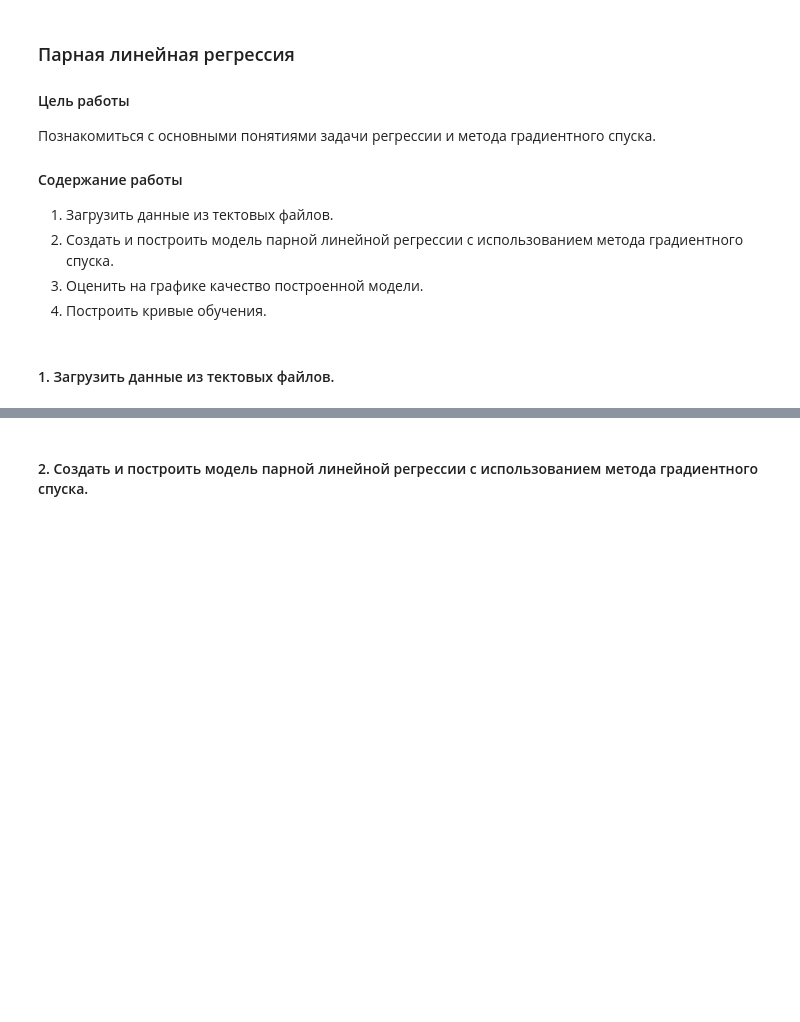
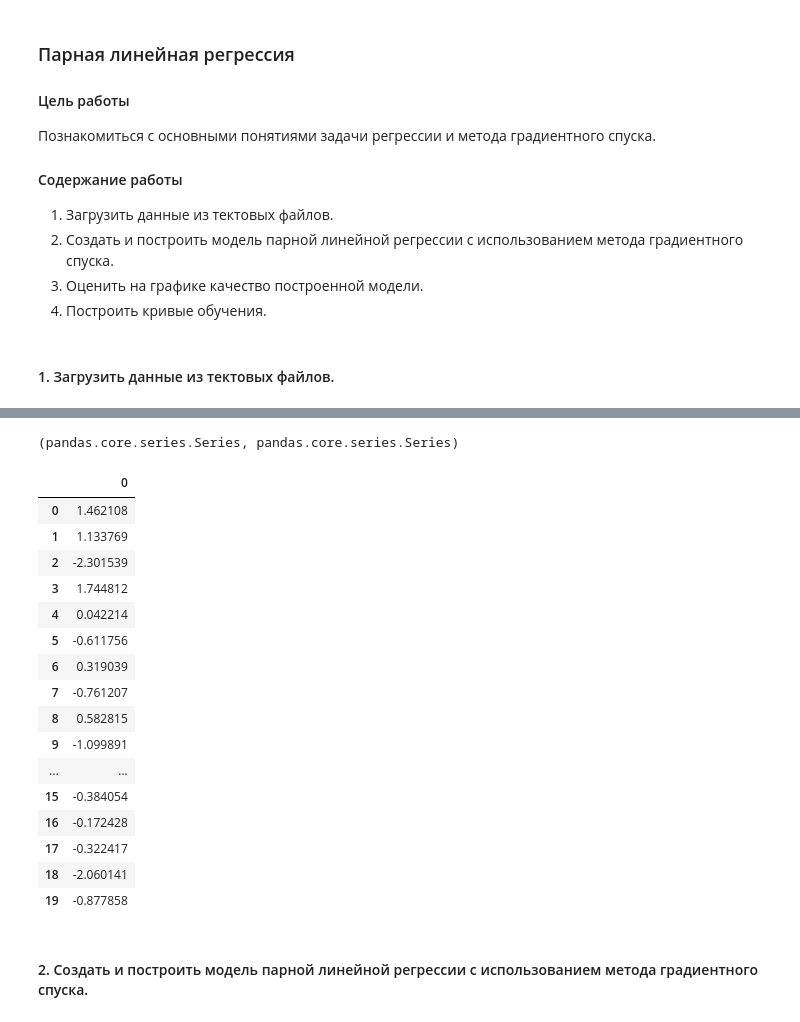
Before and after one commit to fearsd/ml_labs_2025, a Jupyter notebook: lab1/lab1_1.ipynb, the cells around one changed output, grey strips where cells are left out. Saved outputs shown, nothing was run; the diff lists cells and outputs as text; code cells hidden in the pictures; blank space fills up the shorter version.

```diff
--- a/lab1/lab1_1.ipynb
+++ b/lab1/lab1_1.ipynb
@@ -30,3 +38,28 @@ plt.show()
+# %%
+type(x), type(y)
+# %% [output]
+(pandas.core.series.Series, pandas.core.series.Series)
+# %%
+_x = pd.read_csv('https://raw.githubusercontent.com/koroteevmv/ML_course/2023/ML1.1%20linear%20regression/data/x.csv', index_col=0)
+_x
+# %% [output]
+|  | 0 |
+| 0 | 1.462108 |
+| 1 | 1.133769 |
+| 2 | -2.301539 |
+| 3 | 1.744812 |
+| 4 | 0.042214 |
+| 5 | -0.611756 |
+| 6 | 0.319039 |
+| 7 | -0.761207 |
+| 8 | 0.582815 |
+| 9 | -1.099891 |
+| ... | ... |
+| 15 | -0.384054 |
+| 16 | -0.172428 |
+| 17 | -0.322417 |
+| 18 | -2.060141 |
+| 19 | -0.877858 |
 # %% [markdown]
 #### 2. Создать и построить модель парной линейной регрессии с использованием метода градиентного спуска.
 # %%
```
Also changed, not shown: parts of 3 cells of this notebook, 20 other files.
